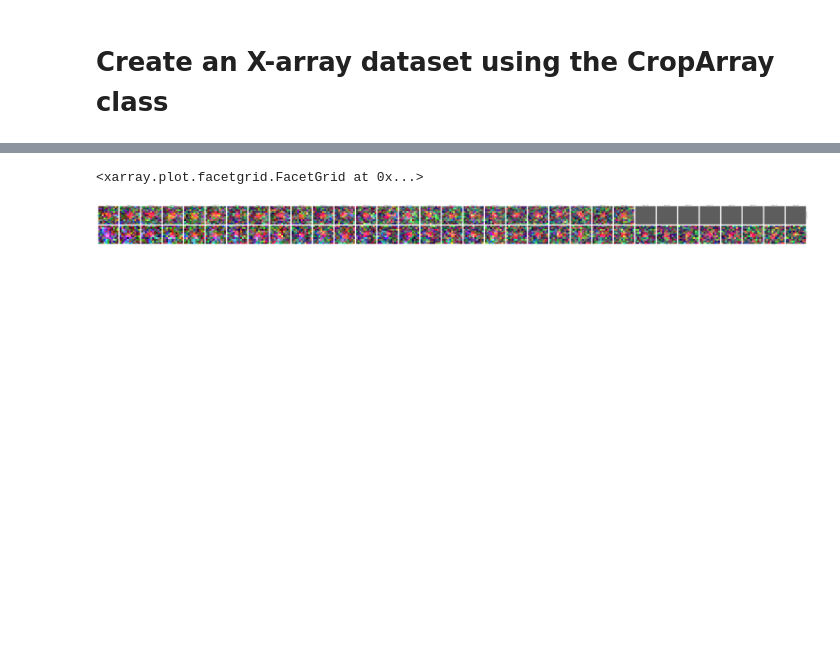
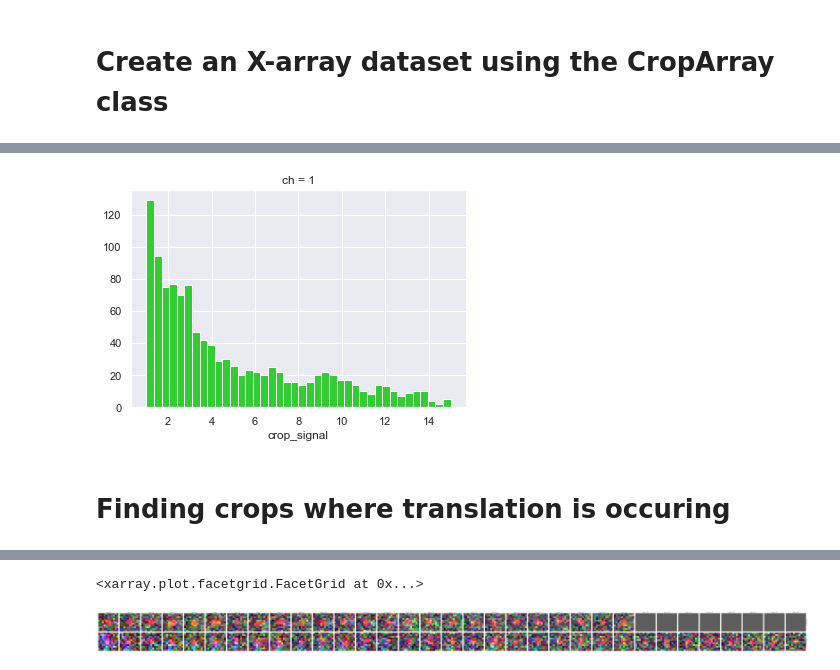
Before and after one commit to Colorado-State-University-Stasevich-Lab/croparray, a Jupyter notebook: notebooks/WorkingWithTrackArrays.ipynb, the cells around one changed output, grey strips where cells are left out. Saved outputs shown, nothing was run; the diff lists cells and outputs as text; code cells hidden in the pictures; blank space fills up the shorter version.

```diff
--- a/notebooks/WorkingWithTrackArrays.ipynb
+++ b/notebooks/WorkingWithTrackArrays.ipynb
@@ -141,0 +198,7 @@ attrs = {'example attrs':'This is a global attribute'}
+# %%
+sns.set_palette(['limegreen','blue'])
+my_ds.crop_signal.sel(ch=1).rolling(frame=5,center=True).mean().plot.hist(bins=40,range=(1,15));
+# %% [output]
+[figure, added]
+# %% [markdown]
+# Finding crops where translation is occuring
```
Also changed, not shown: parts of 22 cells of this notebook, 2 other files.
